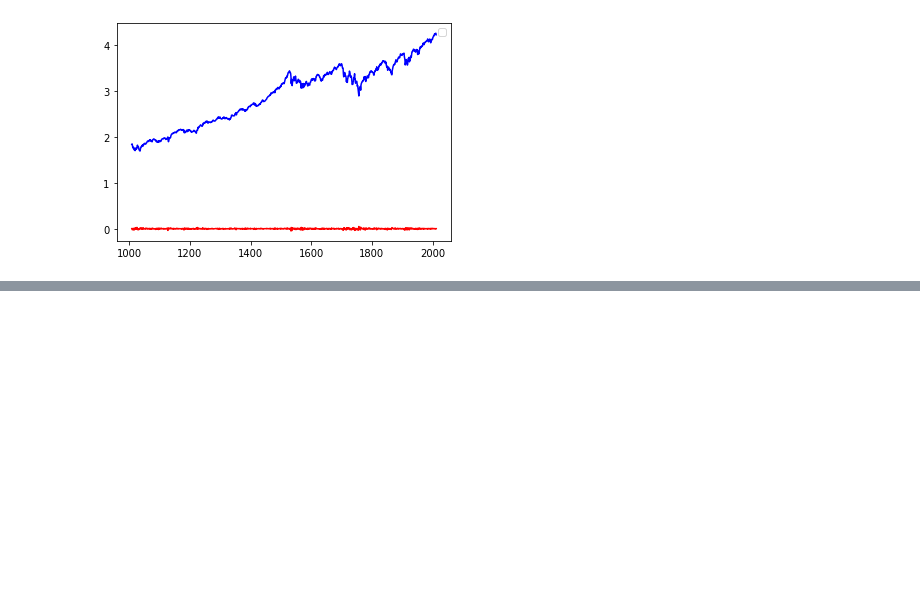
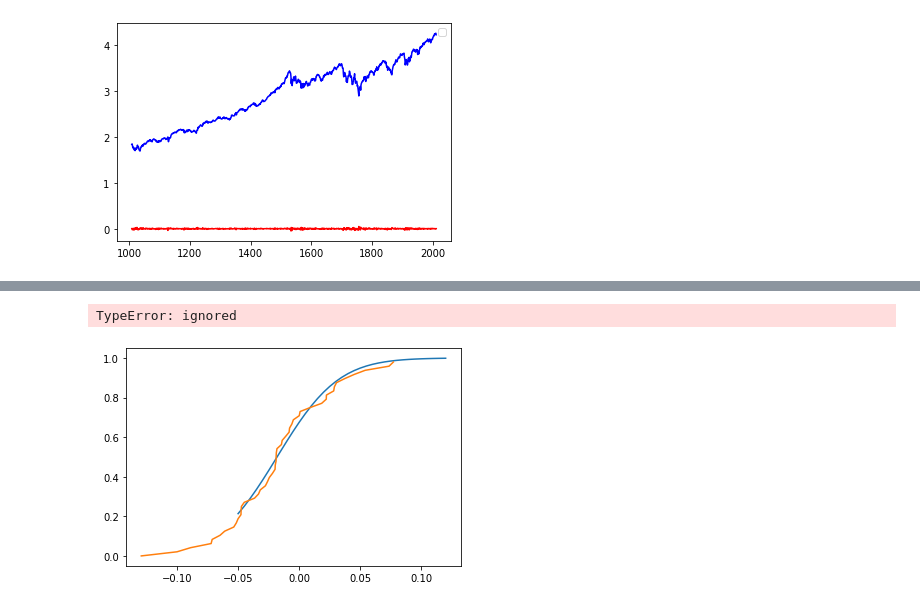
Before and after one commit to ZiyueNie/575, a Jupyter notebook: src/P2.ipynb, the cells around one changed output, grey strips where cells are left out. Cells and saved outputs as stored; diff of their text form; code cells hidden in the pictures; blank space fills up the shorter version.

```diff
--- a/src/P2.ipynb
+++ b/src/P2.ipynb
@@ -188,3 +195,24 @@ No handles with labels found to put in legend.
+# %%
+'''
+x = np.arange(-0.05, 0.125, 0.005)
+
+y = TDistribution.cdf(x)
+
+plt.plot(x, y)
+
+sorted_ = np.sort(DApp)
+yvals = np.arange(len(sorted_))/float(len(sorted_))
+plt.plot(sorted_, yvals)
+
+x_label = t.ppf(yvals)
+plt.scatter(x_label, sorted_)
+
+ss.probplot(DApp, dist="t", plot=plt)
+print('QQ plot for t distribution')
+plt.show()
+# %% [output]
+TypeError: ignored
+[figure, added]
 # %%
 '''
 price_0= getData(0)[2]
```
Also changed, not shown: parts of 7 cells of this notebook.
